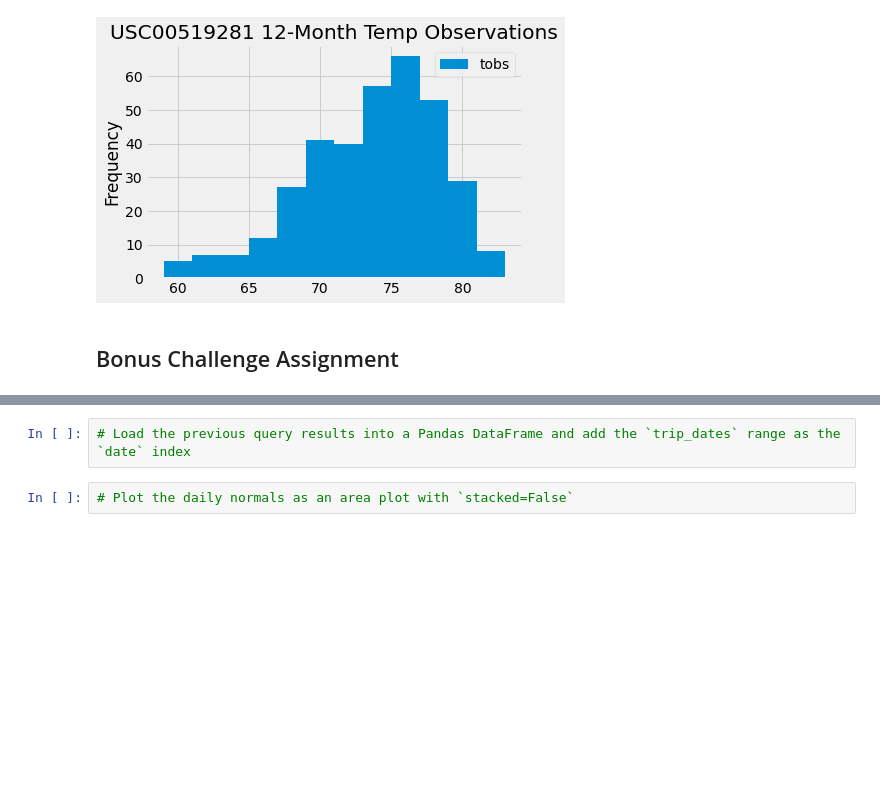
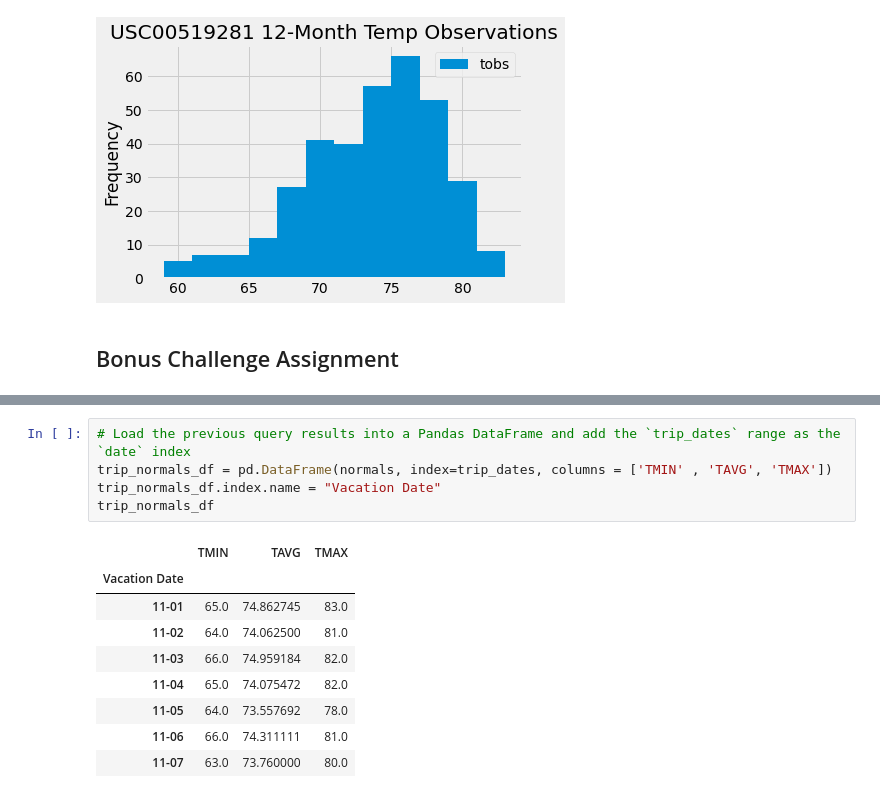
Before and after one commit to zombimaki/sqlalchemy-challenge, a Jupyter notebook: climate.ipynb, the cells around one changed output, grey strips where cells are left out. Drawn from its saved outputs; the diff is of its cells as text; blank space fills up the shorter version.

```diff
--- a/climate.ipynb
+++ b/climate.ipynb
@@ -288,4 +359,15 @@ daily_normals("01-01")
 # %%
 # Load the previous query results into a Pandas DataFrame and add the `trip_dates` range as the `date` index
+trip_normals_df = pd.DataFrame(normals, index=trip_dates, columns = ['TMIN' , 'TAVG', 'TMAX'])
+trip_normals_df.index.name = "Vacation Date"
+trip_normals_df
+# %% [output]
+|  | TMIN | TAVG | TMAX |
+| Vacation Date |  |  |  |
+| 11-01 | 65.0 | 74.862745 | 83.0 |
+| 11-02 | 64.0 | 74.062500 | 81.0 |
+| 11-03 | 66.0 | 74.959184 | 82.0 |
+| 11-04 | 65.0 | 74.075472 | 82.0 |
+| 11-05 | 64.0 | 73.557692 | 78.0 |
+| 11-06 | 66.0 | 74.311111 | 81.0 |
+| 11-07 | 63.0 | 73.760000 | 80.0 |
-# %%
-# Plot the daily normals as an area plot with `stacked=False`
```
Also changed, not shown: parts of 9 cells of this notebook.
